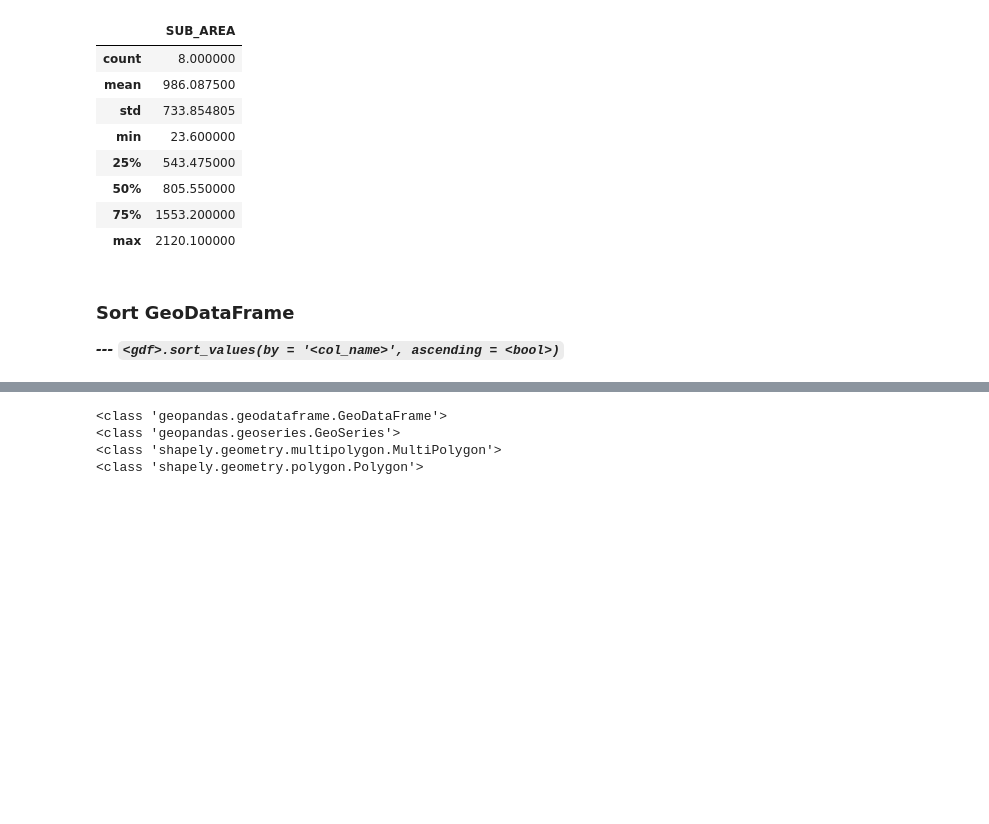
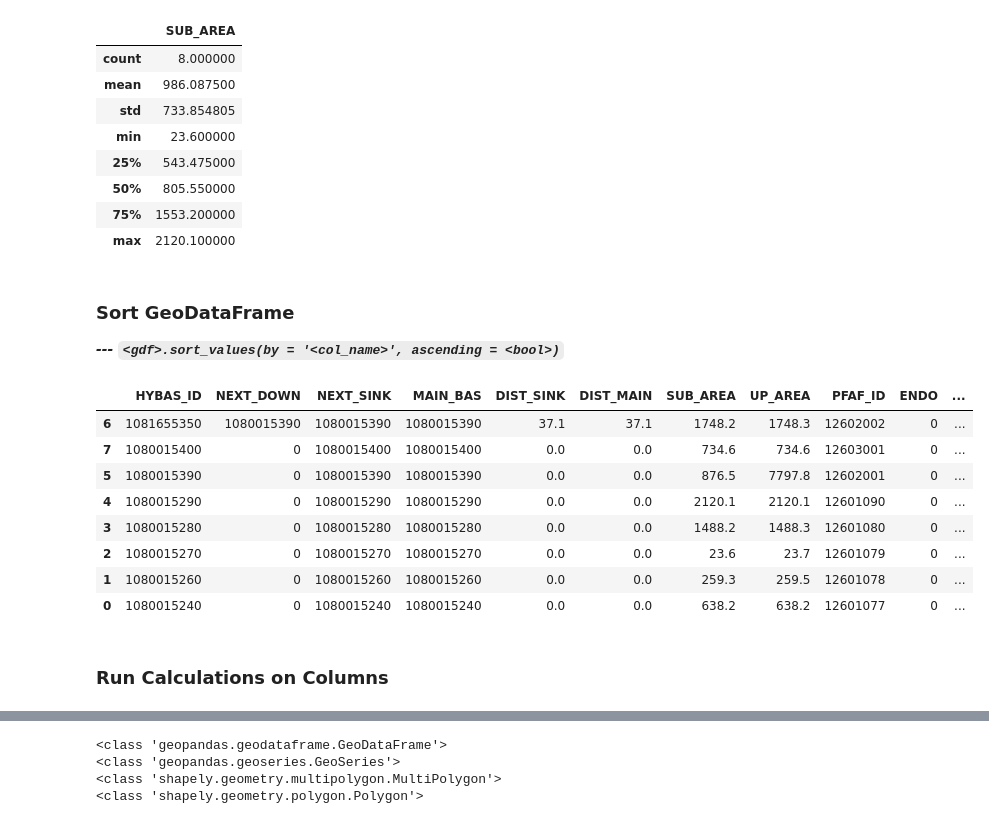
Before and after one commit to eo2cube/eo2cube_notebooks, a Jupyter notebook: get_started/intro_to_python/III_process_vector_data.ipynb, the cells around one changed output, grey strips where cells are left out. Saved outputs shown, nothing was run; the diff lists cells and outputs as text; code cells hidden in the pictures; blank space fills up the shorter version.

```diff
--- a/get_started/intro_to_python/III_process_vector_data.ipynb
+++ b/get_started/intro_to_python/III_process_vector_data.ipynb
@@ -87,7 +84,7 @@ import os
 import geopandas as gpd
 from shapely.geometry import Polygon, Point, MultiPolygon
 # %%
-my_path = "C:/EAGLE/internship_job/Hiwi/DataCube/eo2cube_notebooks/get_started/intro_to_python/sample_data/basin_saf.gpkg"
+my_path = ".../.../basin_saf.gpkg"
 basin = gpd.read_file(my_path)
 type(basin)
 # %% [output]
@@ -202,3 +199,17 @@ basin[['SUB_AREA']].describe()
 ### Sort GeoDataFrame
 
 ***--- `<gdf>.sort_values(by = '<col_name>', ascending = <bool>)`***
+# %%
+basin.sort_values(by="HYBAS_ID", ascending=False)
+# %% [output]
+|  | HYBAS_ID | NEXT_DOWN | NEXT_SINK | MAIN_BAS | DIST_SINK | DIST_MAIN | SUB_AREA | UP_AREA | PFAF_ID | ENDO | ... |
+| 6 | 1081655350 | 1080015390 | 1080015390 | 1080015390 | 37.1 | 37.1 | 1748.2 | 1748.3 | 12602002 | 0 | ... |
+| 7 | 1080015400 | 0 | 1080015400 | 1080015400 | 0.0 | 0.0 | 734.6 | 734.6 | 12603001 | 0 | ... |
+| 5 | 1080015390 | 0 | 1080015390 | 1080015390 | 0.0 | 0.0 | 876.5 | 7797.8 | 12602001 | 0 | ... |
+| 4 | 1080015290 | 0 | 1080015290 | 1080015290 | 0.0 | 0.0 | 2120.1 | 2120.1 | 12601090 | 0 | ... |
+| 3 | 1080015280 | 0 | 1080015280 | 1080015280 | 0.0 | 0.0 | 1488.2 | 1488.3 | 12601080 | 0 | ... |
+| 2 | 1080015270 | 0 | 1080015270 | 1080015270 | 0.0 | 0.0 | 23.6 | 23.7 | 12601079 | 0 | ... |
+| 1 | 1080015260 | 0 | 1080015260 | 1080015260 | 0.0 | 0.0 | 259.3 | 259.5 | 12601078 | 0 | ... |
+| 0 | 1080015240 | 0 | 1080015240 | 1080015240 | 0.0 | 0.0 | 638.2 | 638.2 | 12601077 | 0 | ... |
+# %% [markdown]
+### Run Calculations on Columns
```
Also changed, not shown: parts of 25 cells of this notebook.
